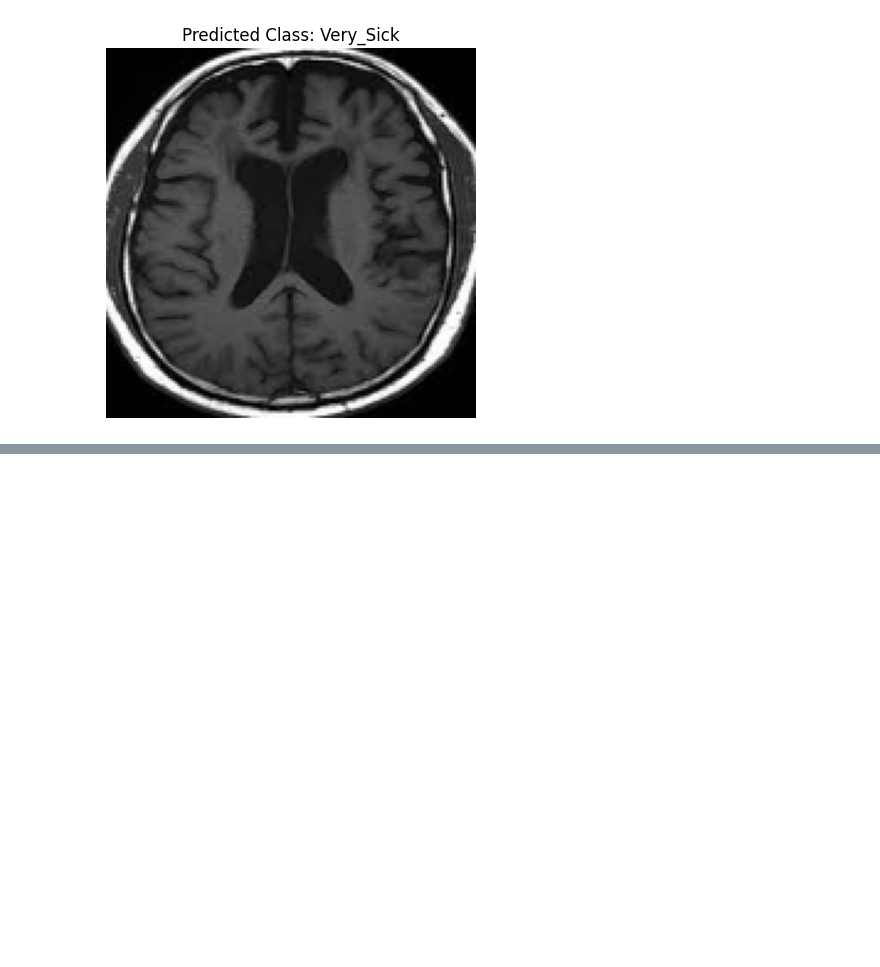
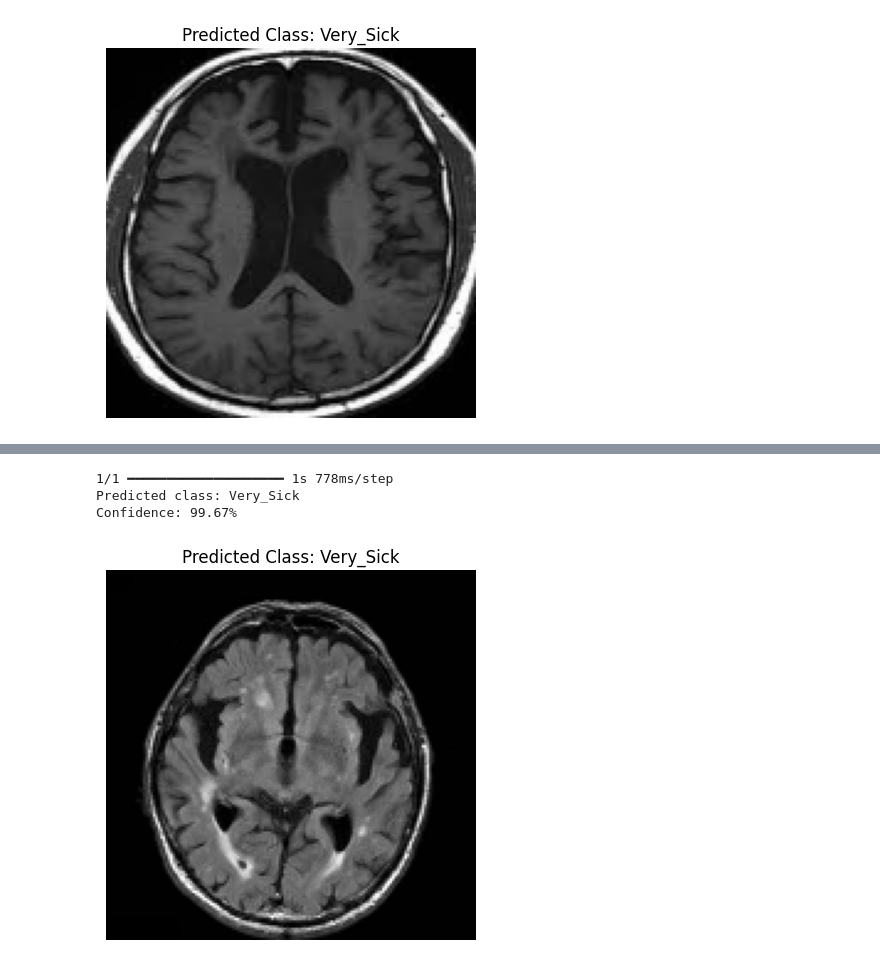
Before and after one commit to MorojMunshi/Lab, a Jupyter notebook: MRI_.ipynb, the cells around one changed output, grey strips where cells are left out. Drawn from its saved outputs; the diff is of its cells as text; code cells hidden in the pictures; blank space fills up the shorter version.

```diff
--- a/MRI_.ipynb
+++ b/MRI_.ipynb
@@ -983,3 +983,39 @@ WARNING:absl:Compiled the loaded model, but the compiled metrics have yet to be
 Predicted class: Very_Sick
 Confidence: 100.00%
 [figure]
+# %%
+import matplotlib.pyplot as plt
+import numpy as np
+import cv2
+import tensorflow as tf
+
+# Load the model
+model = tf.keras.models.load_model('vgg16_model.h5')
+
+# Load the image
+image_path = '/content/IMG_4896.jpeg'
+image_np_array = cv2.imread(image_path)
+image_np_array = cv2.cvtColor(image_np_array, cv2.COLOR_BGR2RGB)
+
+# Preprocess the image
+image_np_array = cv2.resize(image_np_array, (150, 150))
+image_np_array = image_np_array / 255.0
+
+# Make a prediction
+prediction = model.predict(np.expand_dims(image_np_array, axis=0))
+
+# Get the predicted class label
+class_names = ['Mild_Sick', 'Moderate_Sick', 'Non_Sick', 'Very_Sick']
+predicted_class_index = np.argmax(prediction)
+predicted_class_name = class_names[predicted_class_index]
+
+# Print the prediction
+print(f"Predicted class: {predicted_class_name}")
+print(f"Confidence: {prediction[0][predicted_class_index] * 100:.2f}%")
+
+# Display the image
+plt.imshow(image_np_array)
+plt.title(f"Predicted Class: {predicted_class_name}")
+plt.axis('off')
+plt.show()
+# %% [output]
@@ -985,0 +1023,4 @@ Confidence: 100.00%
+1/1 ━━━━━━━━━━━━━━━━━━━━ 1s 778ms/step
+Predicted class: Very_Sick
+Confidence: 99.67%
+[figure, added]
```
Also changed, not shown: parts of 1 cell of this notebook.
